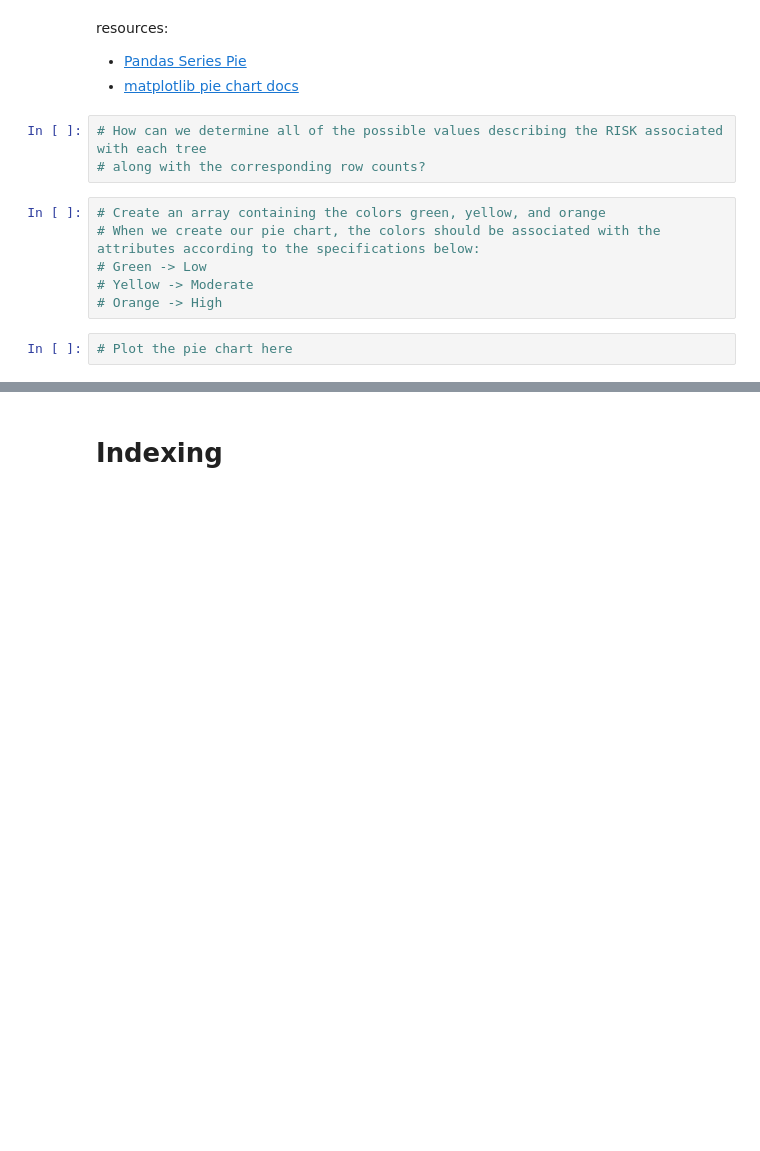
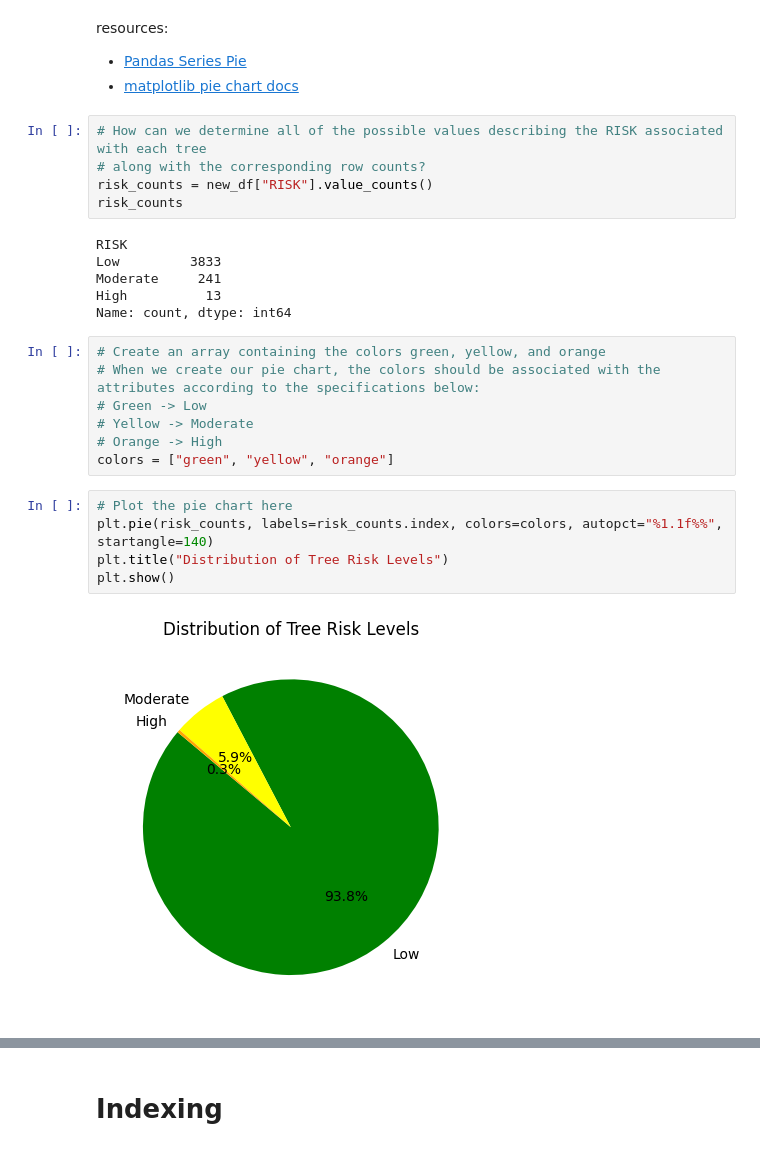
Before and after one commit to SevenDot0-Week5/Data-Notebooks-Week5, a Jupyter notebook: CityOfNewarkDETreeSurvey/newark_de_tree_survey.ipynb, the cells around one changed output, grey strips where cells are left out. Saved outputs shown, nothing was run; the diff lists cells and outputs as text; blank space fills up the shorter version.

```diff
--- a/CityOfNewarkDETreeSurvey/newark_de_tree_survey.ipynb
+++ b/CityOfNewarkDETreeSurvey/newark_de_tree_survey.ipynb
@@ -149,13 +197,27 @@ resources:
 # %%
 # How can we determine all of the possible values describing the RISK associated with each tree
 # along with the corresponding row counts?
+risk_counts = new_df["RISK"].value_counts()
+risk_counts
+# %% [output]
+RISK
+Low         3833
+Moderate     241
+High          13
+Name: count, dtype: int64
 # %%
 # Create an array containing the colors green, yellow, and orange
 # When we create our pie chart, the colors should be associated with the attributes according to the specifications below:
 # Green -> Low
 # Yellow -> Moderate
 # Orange -> High
+colors = ["green", "yellow", "orange"]
-# %%
-# Plot the pie chart here
+# %%
+# Plot the pie chart here
+plt.pie(risk_counts, labels=risk_counts.index, colors=colors, autopct="%1.1f%%", startangle=140)
+plt.title("Distribution of Tree Risk Levels")
+plt.show()
+# %% [output]
+[figure, added]
 # %%
 # How many entries have missing values for the RISK attribute? Why are these values missing?
```
Also changed, not shown: parts of 13 cells of this notebook.
